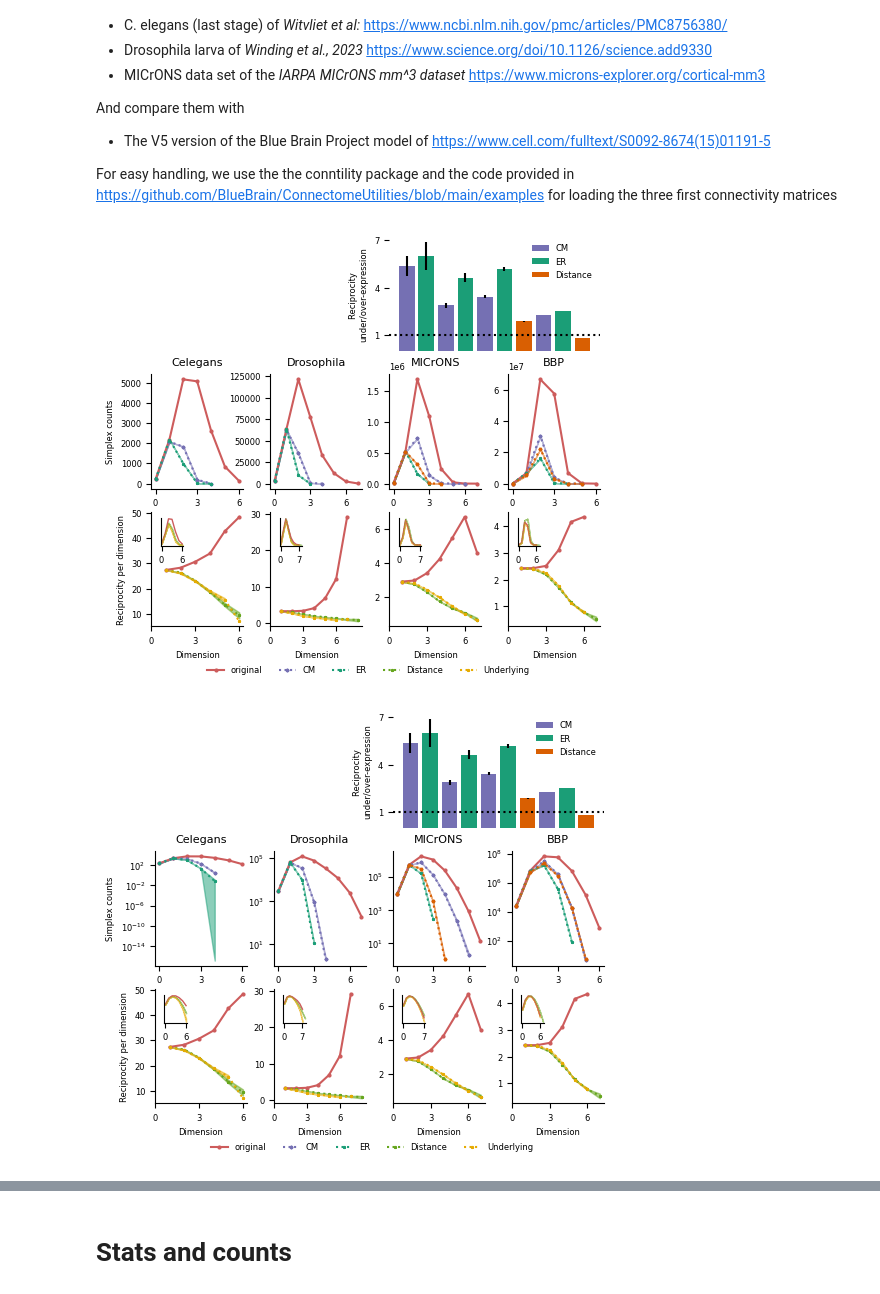
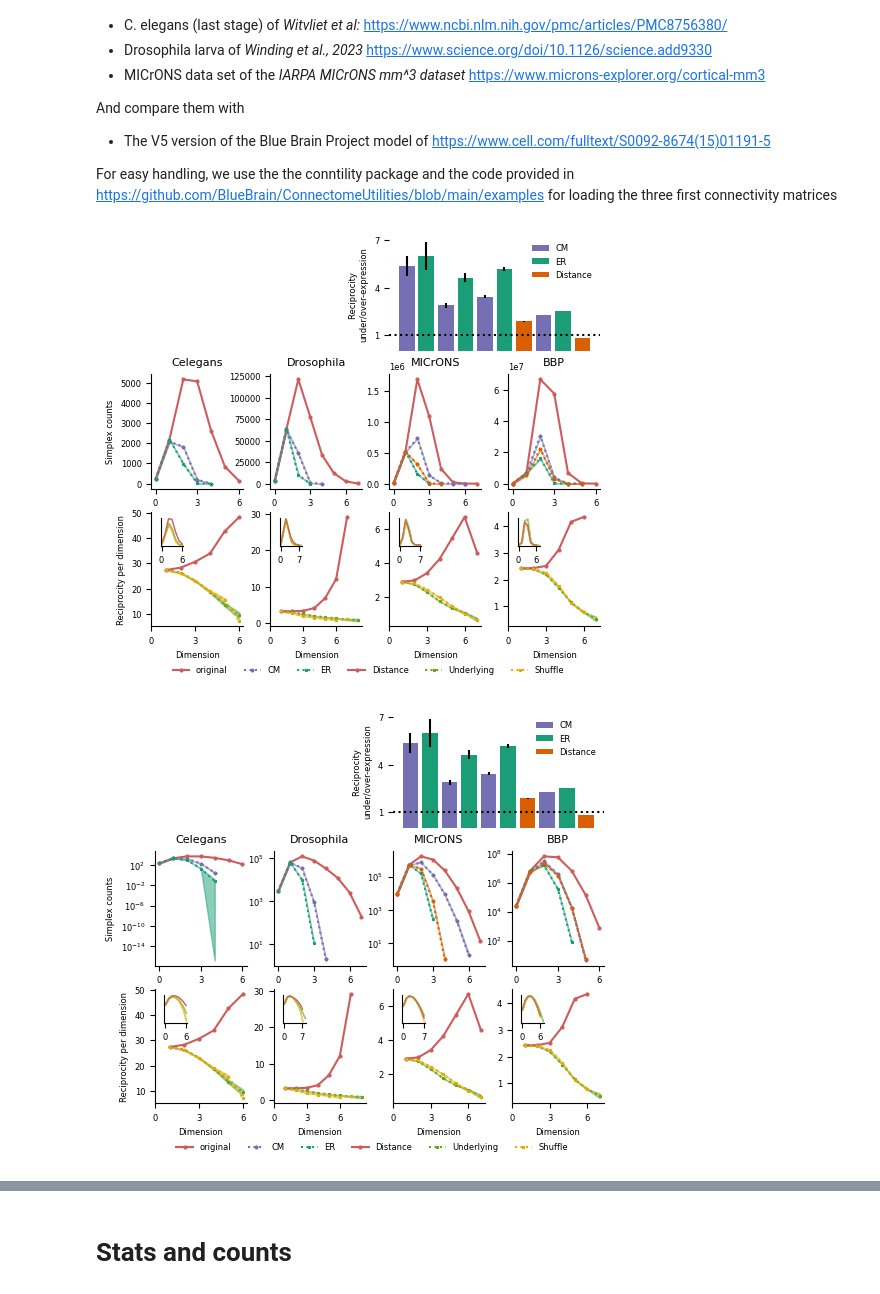
Before and after one commit to BlueBrain/reliability-and-structure, a Jupyter notebook: data_analysis/structural/visualization_and_notebooks/Basic_properties_all_connectomes.ipynb, the cells around one changed output, grey strips where cells are left out. Drawn from its saved outputs; the diff is of its cells as text; code cells hidden in the pictures.

Commit message:
Fixing missing label in figures

```diff
--- a/data_analysis/structural/visualization_and_notebooks/Basic_properties_all_connectomes.ipynb
+++ b/data_analysis/structural/visualization_and_notebooks/Basic_properties_all_connectomes.ipynb
@@ -184,35 +184,35 @@ for j, conn in enumerate(connectomes):
     for ctr in rc[conn].keys():
         axs[i,j].set_xlabel('Dimension', fontsize=labelsize)
         if ctr=='original':
             axs[i,j].plot(rc[conn][ctr].index, rc[conn][ctr]['rc/edges_percent'],
                           marker=markers[ctr],ms=marker_size, color=colors[ctr])
         else:
             if conn=='MICrONS': labels+=[legend[ctr]]
             df=pd.DataFrame.from_dict({key:rc[conn][ctr][key]['rc/edges_percent'] for key in rc[conn][ctr]})
             plot_control(axs[i,j],df, ctr, alpha=0.5, linestyle="dotted", marker=markers[ctr])
     x0, y0, width, height=0.1, 0.7, 0.25, 0.25
     ax=axs[i,j].inset_axes([x0, y0, width, height])
     plot_sc_inset(ax, conn, log=False)
 
 
 
 # Adding legend
 # Get lines
-h1=axs[0,1].get_lines(); h2=axs[1,1].get_lines()[1:]
+h1=axs[0,1].get_lines(); h2=axs[1,1].get_lines()
 fig.legend(handles=h1+h2, labels=labels, frameon=False, ncols=6, loc=8, bbox_to_anchor=(0.5,0),fontsize=labelsize)
 
 # Fixing tickmark
 for ax in axs.flatten():
     ax.set_xticks([0,3,6])
     ax.tick_params(axis='both', labelsize=ticksize)
     ax.yaxis.get_offset_text().set_fontsize(ticksize)
 
 plt.subplots_adjust(wspace=.3)
 
 
 fig.savefig("figs/basic_props_opt1.pdf", transparent=True, bbox_inches='tight')
 # %% [output]
-[figure, old version]
+[figure, new version]
 # %%
 # OPTION 1- log
 width=21*0.7/conversion
@@ -267,7 +267,7 @@ for j, conn in enumerate(connectomes):
 
 # Adding legend
 # Get lines
-h1=axs[0,1].get_lines(); h2=axs[1,1].get_lines()[1:]
+h1=axs[0,1].get_lines(); h2=axs[1,1].get_lines()
 fig.legend(handles=h1+h2, labels=labels, frameon=False, ncols=6, loc=8, bbox_to_anchor=(0.5,0),fontsize=labelsize)
 
 # Fixing tickmark
@@ -281,7 +281,7 @@ plt.subplots_adjust(wspace=.3)
 
 fig.savefig("figs/basic_props_opt1_log.pdf", transparent=True, bbox_inches='tight')
 # %% [output]
-[figure, old version]
+[figure, new version]
 # %%
 # OPTION 2
 width=21*0.8/conversion
```
Also changed, not shown: parts of 1 cell of this notebook.
